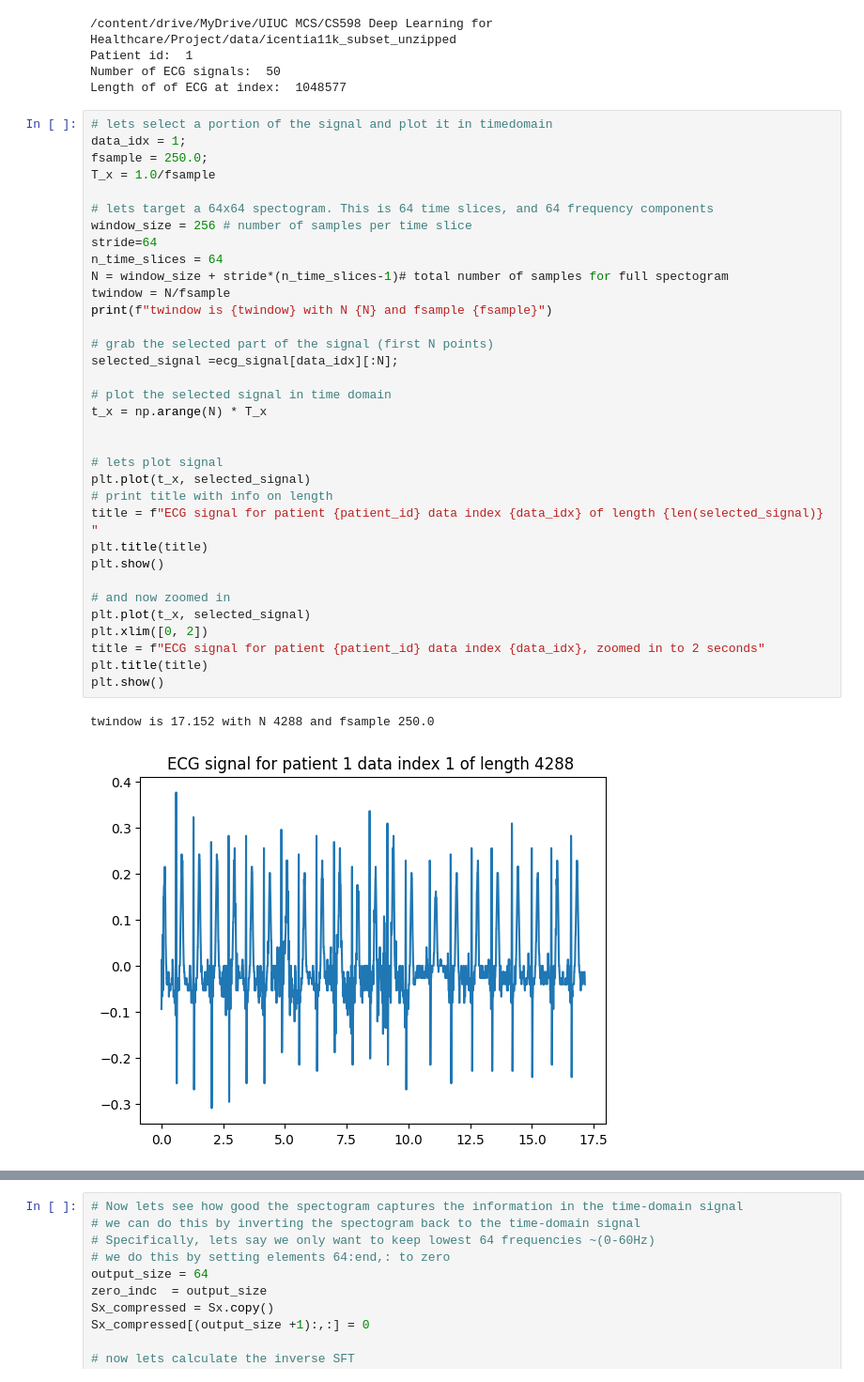
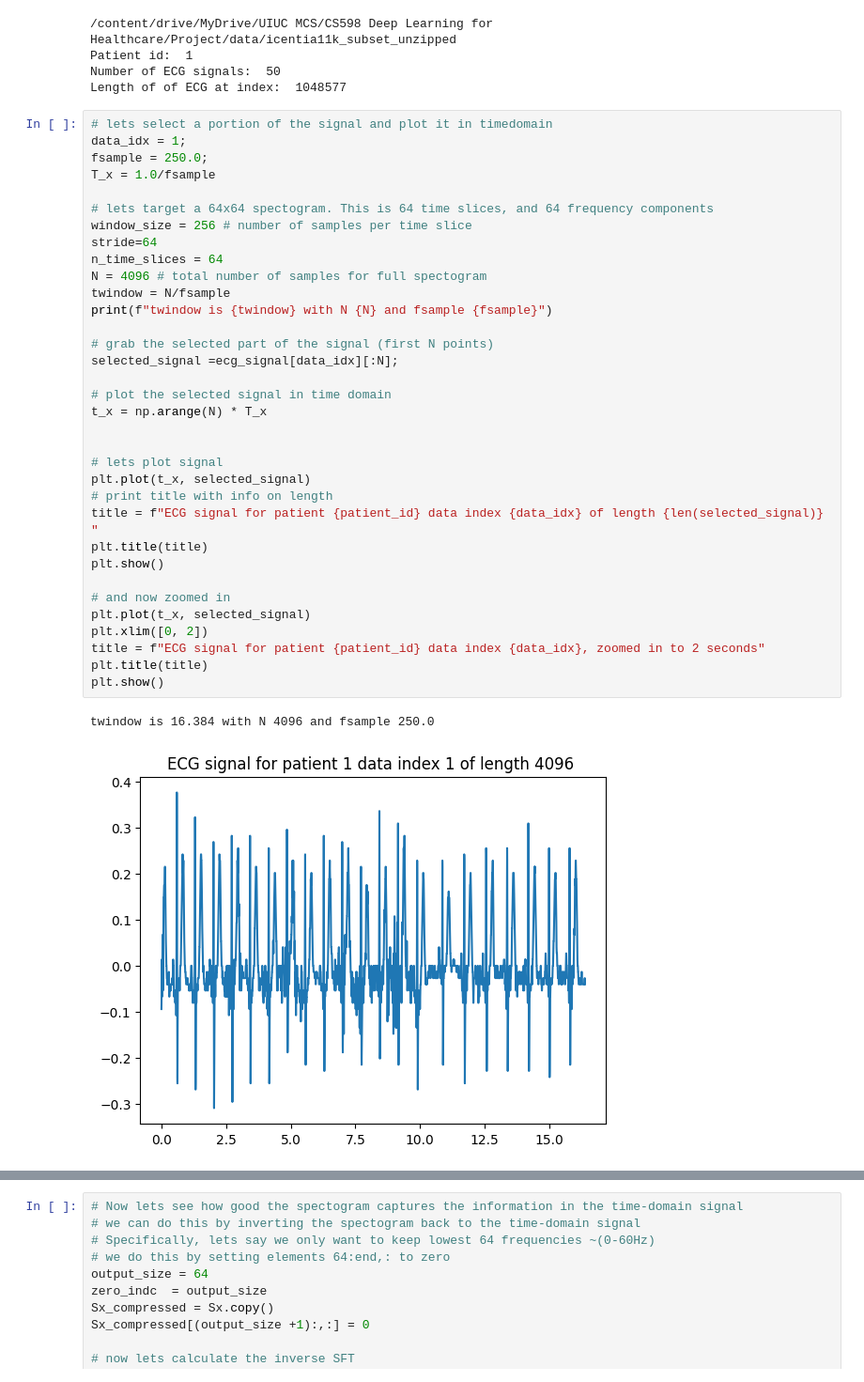
Before and after one commit to myles-i/DLH_TransferLearning, a Jupyter notebook: jupyter_notebooks/explore_spectogram.ipynb, the cells around one changed output, grey strips where cells are left out. Shown: that part at 94% size. Drawn from its saved outputs; the diff is of its cells as text.

```diff
--- a/jupyter_notebooks/explore_spectogram.ipynb
+++ b/jupyter_notebooks/explore_spectogram.ipynb
@@ -64,36 +64,36 @@ fsample = 250.0;
 T_x = 1.0/fsample
 
 # lets target a 64x64 spectogram. This is 64 time slices, and 64 frequency components
 window_size = 256 # number of samples per time slice
 stride=64
 n_time_slices = 64
-N = window_size + stride*(n_time_slices-1)# total number of samples for full spectogram
+N = 4096 # total number of samples for full spectogram
 twindow = N/fsample
 print(f"twindow is {twindow} with N {N} and fsample {fsample}")
 
 # grab the selected part of the signal (first N points)
 selected_signal =ecg_signal[data_idx][:N];
 
 # plot the selected signal in time domain
 t_x = np.arange(N) * T_x
 
 
 # lets plot signal
 plt.plot(t_x, selected_signal)
 # print title with info on length
 title = f"ECG signal for patient {patient_id} data index {data_idx} of length {len(selected_signal)} "
 plt.title(title)
 plt.show()
 
 # and now zoomed in
 plt.plot(t_x, selected_signal)
 plt.xlim([0, 2])
 title = f"ECG signal for patient {patient_id} data index {data_idx}, zoomed in to 2 seconds"
 plt.title(title)
 plt.show()
 # %% [output]
-twindow is 17.152 with N 4288 and fsample 250.0
+twindow is 16.384 with N 4096 and fsample 250.0
-[figure, old version]
+[figure, new version]
 [figure]
 # %%
 # lets compute an short time fft  (spectogram)
```
Also changed, not shown: parts of 8 cells of this notebook, 2 other files.
